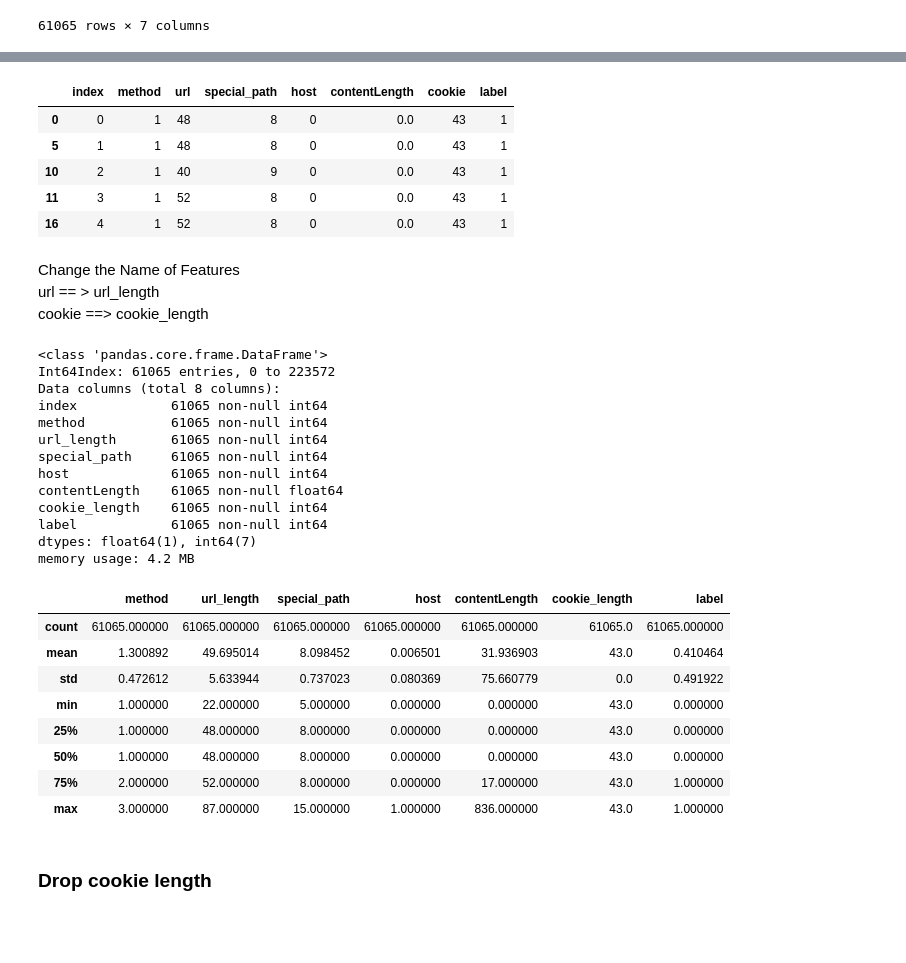
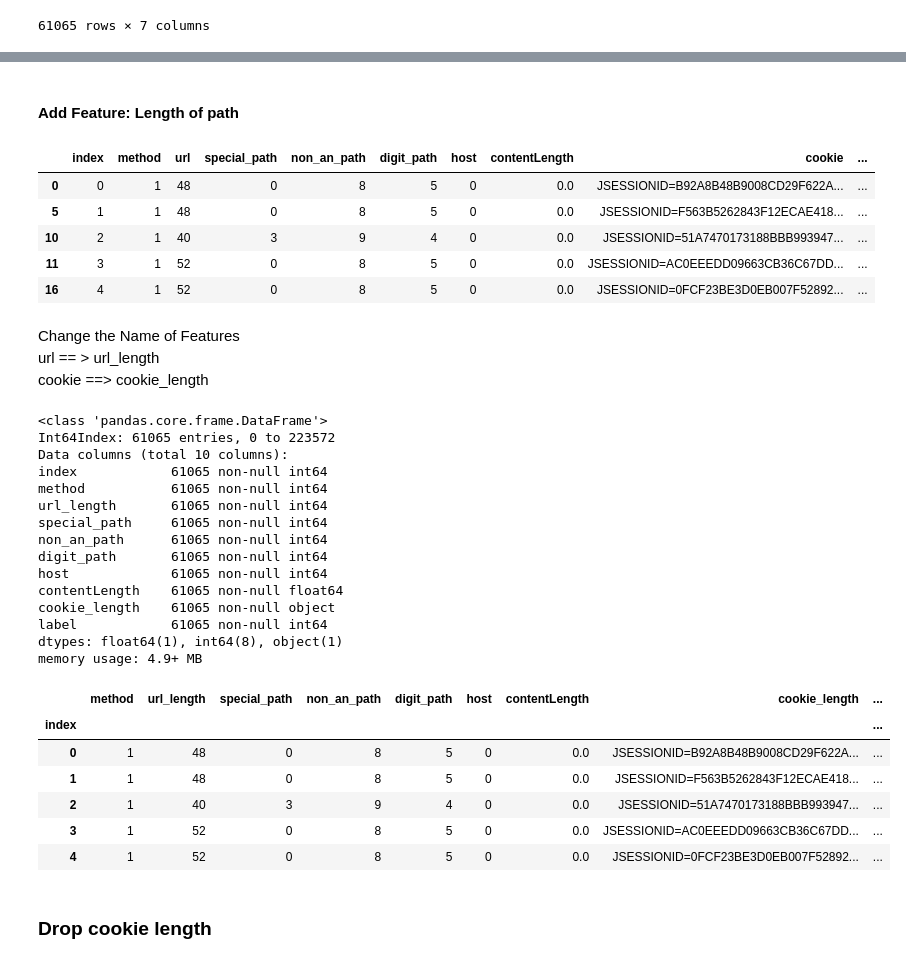
Before and after one commit to liyzcj/intrusion_detection, a Jupyter notebook: Feature_Extraction.ipynb, the cells around one changed output, grey strips where cells are left out. Drawn from its saved outputs; the diff is of its cells as text; code cells hidden in the pictures; blank space fills up the shorter version.

```diff
--- a/Feature_Extraction.ipynb
+++ b/Feature_Extraction.ipynb
@@ -274,0 +282,3 @@ add New feature : **Special Chars in url**
+# %%
+url = data["url"]
+data.insert(3,"digit_path", url.str.count(r'[0-9]')) # add New feature number of special chars in url
@@ -274,0 +289,2 @@ add New feature : **Special Chars in url**
+# %%
+data.insert(3,"special_path", url.str.count(r'[^a-zA-Z\d\s\/:\.]')) # add New feature number of special chars in url
@@ -274,0 +302,2 @@ add New feature : **Special Chars in url**
+# %%
+data.insert(4,"non_an_path", url.str.count(r'[^a-zA-Z\d\s]')) # add New feature number of Non-alphanumaric characters
@@ -275,17 +313,17 @@ add New feature : **Special Chars in url**
+# %% [markdown]
+#### Add Feature: Length of path
 # %%
-url = data["url"]
-data.insert(3,"special_path", url.str.count(r'[^a-zA-Z\d\s]')) # add New feature length of special chars in url
-data.loc[:,'cookie'] = data['cookie'].str.len() # length of cookies
+# data.loc[:,'cookie'] = data['cookie'].str.len() # length of cookies
 data.loc[:,'url'] = data['url'].str.len() # length of urls
 # %%
 data.head()
 # %% [output]
-|  | index | method | url | special_path | host | contentLength | cookie | label |
-| 0 | 0 | 1 | 48 | 8 | 0 | 0.0 | 43 | 1 |
-| 5 | 1 | 1 | 48 | 8 | 0 | 0.0 | 43 | 1 |
-| 10 | 2 | 1 | 40 | 9 | 0 | 0.0 | 43 | 1 |
-| 11 | 3 | 1 | 52 | 8 | 0 | 0.0 | 43 | 1 |
-| 16 | 4 | 1 | 52 | 8 | 0 | 0.0 | 43 | 1 |
+|  | index | method | url | special_path | non_an_path | digit_path | host | contentLength | cookie | ... |
+| 0 | 0 | 1 | 48 | 0 | 8 | 5 | 0 | 0.0 | JSESSIONID=B92A8B48B9008CD29F622A... | ... |
+| 5 | 1 | 1 | 48 | 0 | 8 | 5 | 0 | 0.0 | JSESSIONID=F563B5262843F12ECAE418... | ... |
+| 10 | 2 | 1 | 40 | 3 | 9 | 4 | 0 | 0.0 | JSESSIONID=51A7470173188BBB993947... | ... |
+| 11 | 3 | 1 | 52 | 0 | 8 | 5 | 0 | 0.0 | JSESSIONID=AC0EEEDD09663CB36C67DD... | ... |
+| 16 | 4 | 1 | 52 | 0 | 8 | 5 | 0 | 0.0 | JSESSIONID=0FCF23BE3D0EB007F52892... | ... |
 # %% [markdown]
 Change the Name of Features
 url == > url_length
@@ -297,31 +335,31 @@ data.info()
 # %% [output]
 <class 'pandas.core.frame.DataFrame'>
 Int64Index: 61065 entries, 0 to 223572
-Data columns (total 8 columns):
+Data columns (total 10 columns):
 index            61065 non-null int64
 method           61065 non-null int64
 url_length       61065 non-null int64
 special_path     61065 non-null int64
+non_an_path      61065 non-null int64
+digit_path       61065 non-null int64
 host             61065 non-null int64
 contentLength    61065 non-null float64
-cookie_length    61065 non-null int64
+cookie_length    61065 non-null object
 label            61065 non-null int64
-dtypes: float64(1), int64(7)
-memory usage: 4.2 MB
+dtypes: float64(1), int64(8), object(1)
+memory usage: 4.9+ MB
 # %%
 data = data.set_index("index")
 # %%
-data.describe()
+data.head()
 # %% [output]
-|  | method | url_length | special_path | host | contentLength | cookie_length | label |
-| count | 61065.000000 | 61065.000000 | 61065.000000 | 61065.000000 | 61065.000000 | 61065.0 | 61065.000000 |
-| mean | 1.300892 | 49.695014 | 8.098452 | 0.006501 | 31.936903 | 43.0 | 0.410464 |
-| std | 0.472612 | 5.633944 | 0.737023 | 0.080369 | 75.660779 | 0.0 | 0.491922 |
-| min | 1.000000 | 22.000000 | 5.000000 | 0.000000 | 0.000000 | 43.0 | 0.000000 |
-| 25% | 1.000000 | 48.000000 | 8.000000 | 0.000000 | 0.000000 | 43.0 | 0.000000 |
-| 50% | 1.000000 | 48.000000 | 8.000000 | 0.000000 | 0.000000 | 43.0 | 0.000000 |
-| 75% | 2.000000 | 52.000000 | 8.000000 | 0.000000 | 17.000000 | 43.0 | 1.000000 |
-| max | 3.000000 | 87.000000 | 15.000000 | 1.000000 | 836.000000 | 43.0 | 1.000000 |
+|  | method | url_length | special_path | non_an_path | digit_path | host | contentLength | cookie_length | ... |
+| index |  |  |  |  |  |  |  |  | ... |
+| 0 | 1 | 48 | 0 | 8 | 5 | 0 | 0.0 | JSESSIONID=B92A8B48B9008CD29F622A... | ... |
+| 1 | 1 | 48 | 0 | 8 | 5 | 0 | 0.0 | JSESSIONID=F563B5262843F12ECAE418... | ... |
+| 2 | 1 | 40 | 3 | 9 | 4 | 0 | 0.0 | JSESSIONID=51A7470173188BBB993947... | ... |
+| 3 | 1 | 52 | 0 | 8 | 5 | 0 | 0.0 | JSESSIONID=AC0EEEDD09663CB36C67DD... | ... |
+| 4 | 1 | 52 | 0 | 8 | 5 | 0 | 0.0 | JSESSIONID=0FCF23BE3D0EB007F52892... | ... |
 # %% [markdown]
 ### Drop cookie length
 # %%
```
Also changed, not shown: parts of 30 cells of this notebook, 8 other files.
